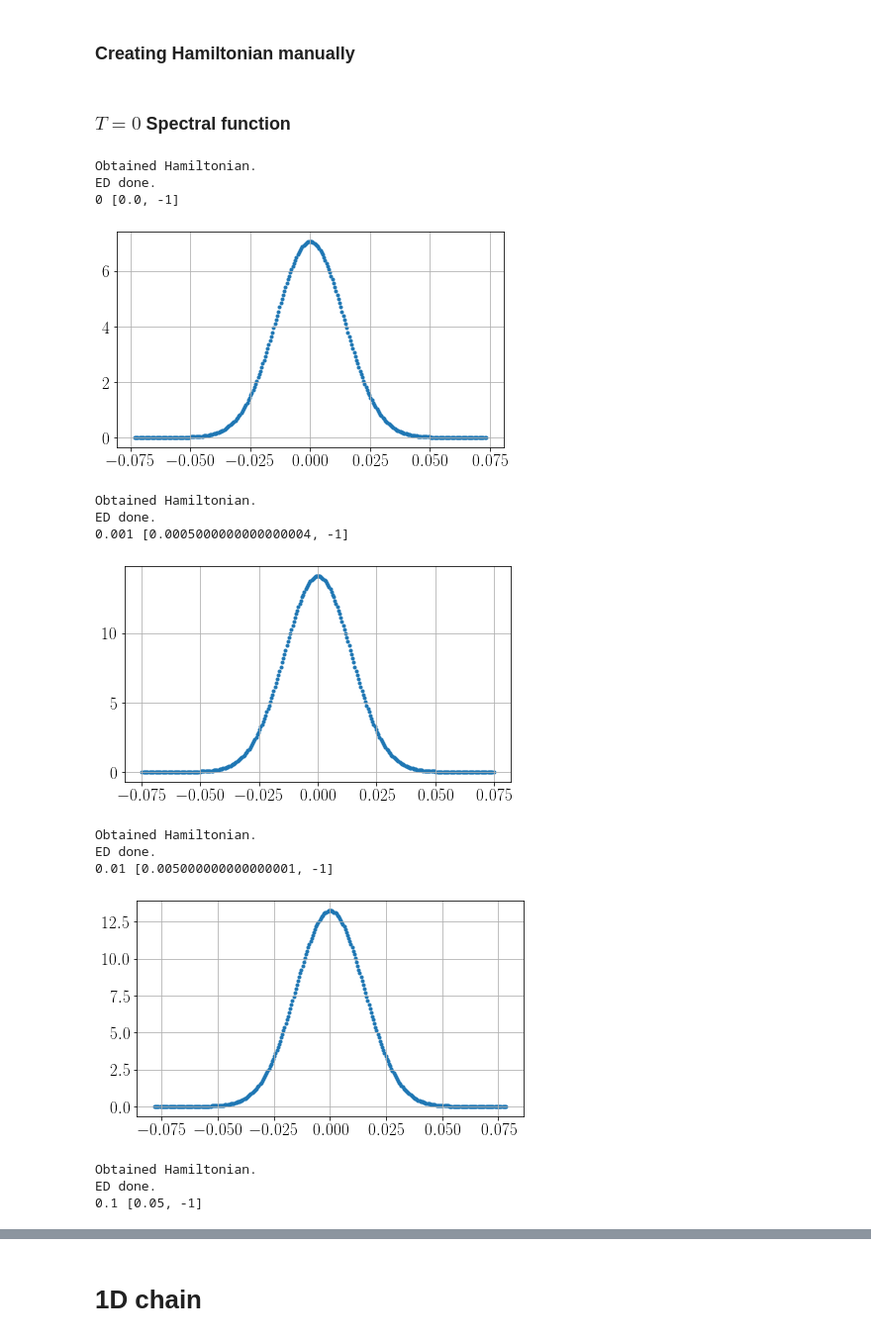
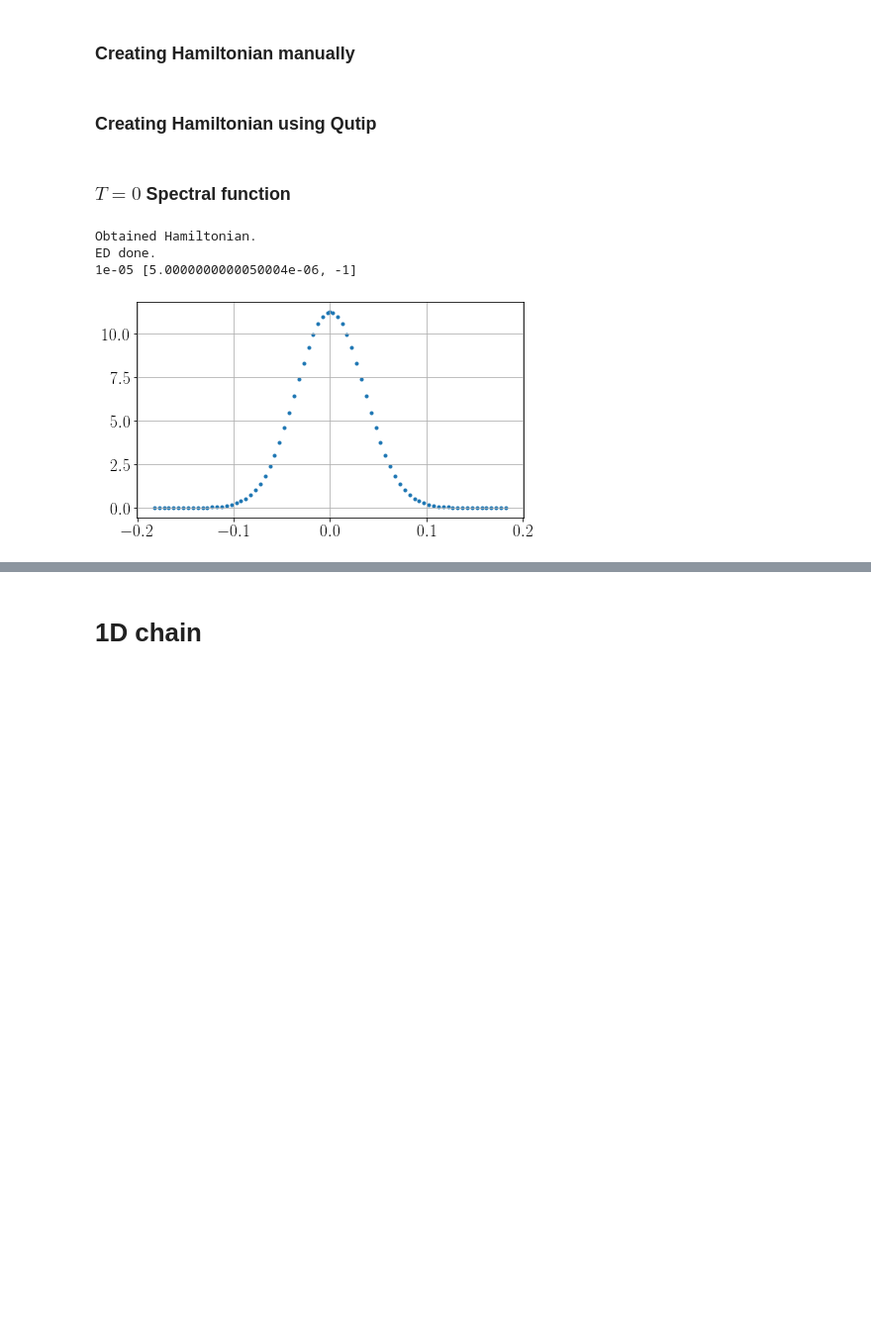
Before and after one commit to abhirup-m/Tiling-Embedded-Esiam, a Jupyter notebook: siam-to-hubbard.ipynb, the cells around one changed output, grey strips where cells are left out. Shown at 99% size. Drawn from its saved outputs; the diff is of its cells as text; code cells hidden in the pictures; blank space fills up the shorter version.

```diff
--- a/siam-to-hubbard.ipynb
+++ b/siam-to-hubbard.ipynb
@@ -394,3 +366,5 @@ def get_nd(Ek_0):
         if '0d' in state:
             nd_dn [i][i] = 1
     return nd_up, nd_dn
+# %% [markdown]
+### Creating Hamiltonian using Qutip
@@ -401,10 +416,8 @@ def get_rho_X(args):
 #     h = 50
     (En, Xn), Xgs, flag = args
     eta = max(Ek_0)*2
-    N = len(Xgs.dims[0])
-    Z = len(X0)
     Egs = E[0]
-    c0_up = tensor([identity(2), destroy(2)] + [identity(2)]*(N-2))
+    c0_up = tensor([identity(2), destroy(2)] + [identity(2)]*(len(Xgs.dims[0])-2))
     C1 = Xgs.dag()*c0_up*Xn
     C1_sq = np.real((C1*C1.dag())[0][0][0])
     C2 = Xn.dag()*c0_up*Xgs
@@ -420,12 +433,16 @@ def get_rho_X(args):
         return (C1_sq * np.exp(-(x1/eta)**2)/(eta*sqrt(np.pi)) + C2_sq * np.exp(-(x2/eta)**2)/(eta*sqrt(np.pi))) / Z
 
 
-for U in [0, 0.001, 0.01, 0.1]:
-    V = 0.01
-    Nk = 5
+for U in [0.00001]:
+    V = 0.1
+    Nk = 2
     a = 1
-    k_bath = 2*np.pi*np.arange(Nk)/((Nk)*a)
-    Ek_0 = V*np.cos(k_bath*a)
+    L = 100
+    kF = np.pi/2
+    k_bath = 2*np.pi*np.arange(-Nk, Nk+1)/L + kF
+    Ek_0 = -2*V*np.cos(k_bath*a)
+    if int(Nk) % 2 == 1:
+        Ek_0[Nk] = 0
     len_w = 500
     w_end = 25*V
     w_range = np.linspace(-w_end, w_end, 2*len_w)
@@ -434,13 +451,14 @@ for U in [0, 0.001, 0.01, 0.1]:
     H += kin_en(Ek_0, V, U)
     H += imp_energy(Ek_0, V, U)
     H += hyb(Ek_0, V, U)
+    H += ioms(Ek_0, V, U)
     H = 0.5 * (H + H.dag())
     print ("Obtained Hamiltonian.")
     E, X = H.eigenstates()
     print ("ED done.")
     X0 = X[np.where(E == min(E))]
-    c0up = tensor([destroy(2), identity(2)] + [identity(2)]*2*Nk)
-    c0dn = tensor([identity(2), destroy(2)] + [identity(2)]*2*Nk)
+    c0up = tensor([destroy(2), identity(2)] + [identity(2)]*2*len(Ek_0))
+    c0dn = tensor([identity(2), destroy(2)] + [identity(2)]*2*len(Ek_0))
     nd_up = c0up.dag()*c0up
     nd_dn = c0dn.dag()*c0dn
     X0up = []
@@ -461,43 +479,32 @@ for U in [0, 0.001, 0.01, 0.1]:
 #     H += diag(Ek_0, V, U)
 #     H += off_diag(Ek_0, V, U)
 #     H = 0.5*(H + np.conjugate(H))
 #     basis = get_basis(Ek_0)
 #     E, X = np.linalg.eigh(H)
 #     print (E[:5])
 #     nd_up, nd_dn = get_nd(Ek_0)
 #     ndup = np.inner(X[2].transpose(), np.matmul(nd_up, X[2]))
 #     nddn = np.inner(X[2].transpose(), np.matmul(nd_dn, X[2]))
 #     print (ndup, nddn)
 
 
     Z = len(X0_single)
 
     poles = Pool().map(get_rho_X, product(zip(E, X), X0_single, [True]))
     poles = list(set(poles))
     print (U, poles)
     A = sum(tqdm(Pool().map(get_rho_X, product(zip(E, X), X0_single, [False])), total=Z*len(E)))
 
     # print ()
     # print ("Max=",max(A))
     # print ("Area=", np.round(np.trapz(A, w_range), 5))
     # poles = list(set(Pool(processes=50).map(get_rho_X, product(zip(E, X), X0))))
     # print (min(poles))
 
     plt.scatter(w_range[np.where(A > 10**(-5))], A[np.where(A > 10**(-5))], marker=".")
     plt.show()
 # %% [output]
 Obtained Hamiltonian.
 ED done.
-0 [0.0, -1]
+1e-05 [5.0000000000050004e-06, -1]
-[figure, old version]
+[figure, new version]
-Obtained Hamiltonian.
-ED done.
-0.001 [0.0005000000000000004, -1]
-[figure, removed]
-Obtained Hamiltonian.
-ED done.
-0.01 [0.005000000000000001, -1]
-[figure, removed]
-Obtained Hamiltonian.
-ED done.
-0.1 [0.05, -1]
```
Also changed, not shown: parts of 4 cells of this notebook.
